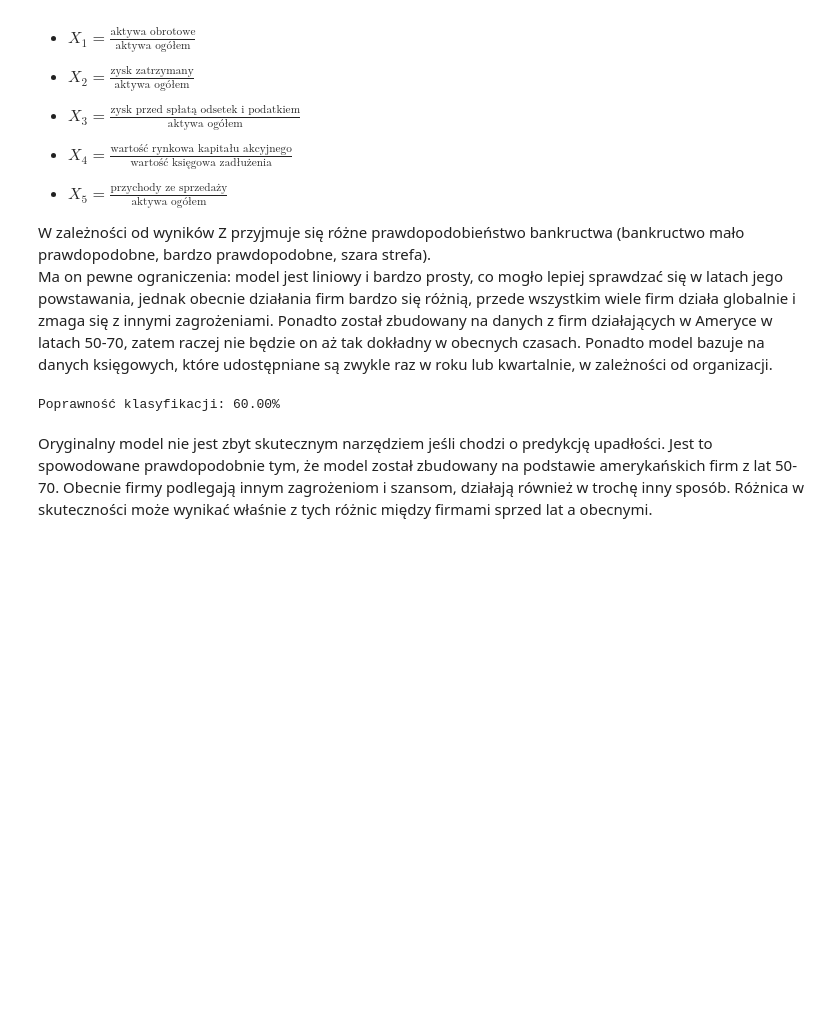
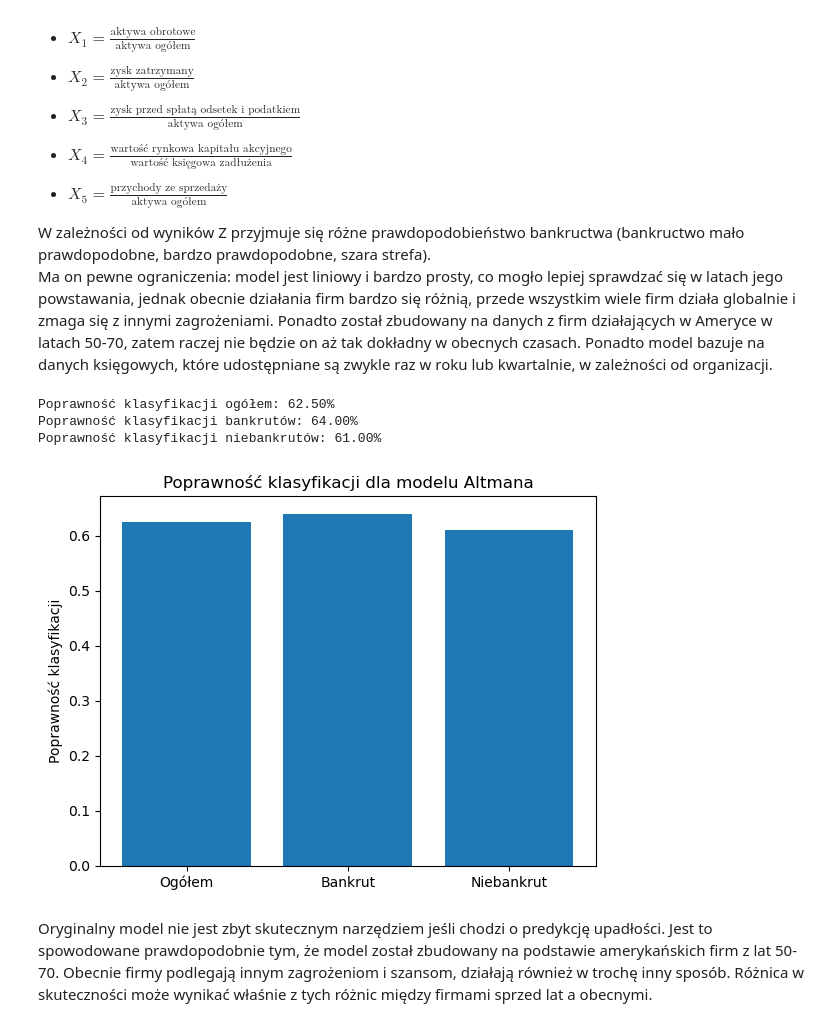
Before and after one commit to jakubzie/CreditAndOperationalRiskModeling, a Jupyter notebook: CWP1/Exercise1.ipynb, the cells around one changed output. Cells and saved outputs as stored; diff of their text form; code cells hidden in the pictures; blank space fills up the shorter version.

Commit message:
cwp1 added plots and html export

```diff
--- a/CWP1/Exercise1.ipynb
+++ b/CWP1/Exercise1.ipynb
@@ -41,18 +41,33 @@ random_nb = non_bankrupt.sample(n=100)
 # %%
 #wybór zmiennych ze zbioru, zgodnych ze zmiennymi w modelu Altmana
 vars =  ['Attr3', 'Attr6', 'Attr7', 'Attr8', 'Attr9','class']
 vars_attr = vars[:-1]
 #połączenie próbek danych i pozbycie się brakujących wartości
 data = pd.concat([random_b[vars], random_nb[vars]])
 data.dropna(inplace=True)
+
 #wyznaczenie Z Altmana i predykcji na jej podstawie
 data["Z"] = 1.2*data[vars[0]] + 1.4*data[vars[1]] + 3.3*data[vars[2]] + 0.6*data[vars[3]] + 0.99*data[vars[4]]
 data["class_prediction"] = np.where(data["Z"] < 2.67, "1", "0")
+
 #obliczenie procentowej poprawności klasyfikacji
-count = len(data[((data['class'] == "1") & (data['class_prediction'] == '1')) | ((data['class'] == "0") & (data['class_prediction'] == '0'))])
-print("Poprawność klasyfikacji: {:.2%}".format(count/len(data)))
+count_b = len(data[(data['class'] == "1") & (data['class_prediction'] == '1')])
+count_nb = len(data[(data['class'] == "0") & (data['class_prediction'] == '0')])
+count_all = len(data[((data['class'] == "1") & (data['class_prediction'] == '1')) | ((data['class'] == "0") & (data['class_prediction'] == '0'))])
+print("Poprawność klasyfikacji ogółem: {:.2%}".format(count_all/len(data)))
+print("Poprawność klasyfikacji bankrutów: {:.2%}".format(count_b/len(data[data['class'] == "1"])))
+print("Poprawność klasyfikacji niebankrutów: {:.2%}".format(count_nb/len(data[data['class'] == "0"])))
+#przedstawienie wykresów poprawności klasyfikacji
+fig, ax = plt.subplots()
+ax.bar(["Ogółem", "Bankrut", "Niebankrut"], [count_all/len(data), count_b/len(data[data['class'] == "1"]), count_nb/len(data[data['class'] == "0"])])
+ax.set_ylabel('Poprawność klasyfikacji')
+ax.set_title('Poprawność klasyfikacji dla modelu Altmana')
+plt.show()
 # %% [output]
-Poprawność klasyfikacji: 60.00%
+Poprawność klasyfikacji ogółem: 62.50%
+Poprawność klasyfikacji bankrutów: 64.00%
+Poprawność klasyfikacji niebankrutów: 61.00%
+[figure, added]
 # %% [markdown]
 Oryginalny model nie jest zbyt skutecznym narzędziem jeśli chodzi o predykcję upadłości. Jest to spowodowane prawdopodobnie tym, że model został zbudowany na podstawie amerykańskich firm z lat 50-70. Obecnie firmy podlegają innym zagrożeniom i szansom, działają również w trochę inny sposób. Różnica w skuteczności może wynikać właśnie z tych różnic między firmami sprzed lat a obecnymi.
 # %%
```
Also changed, not shown: parts of 5 cells of this notebook, 1 other file.
